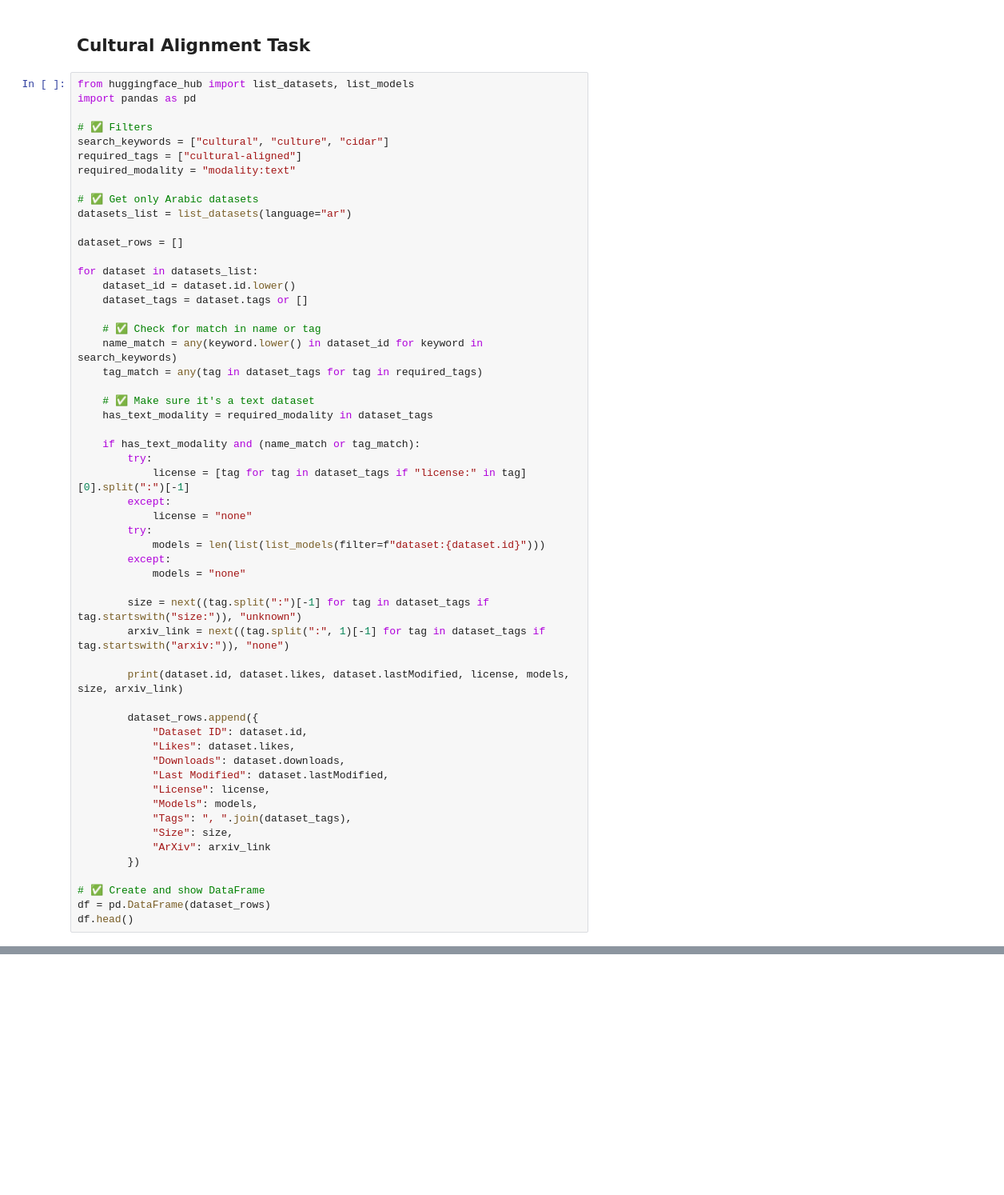
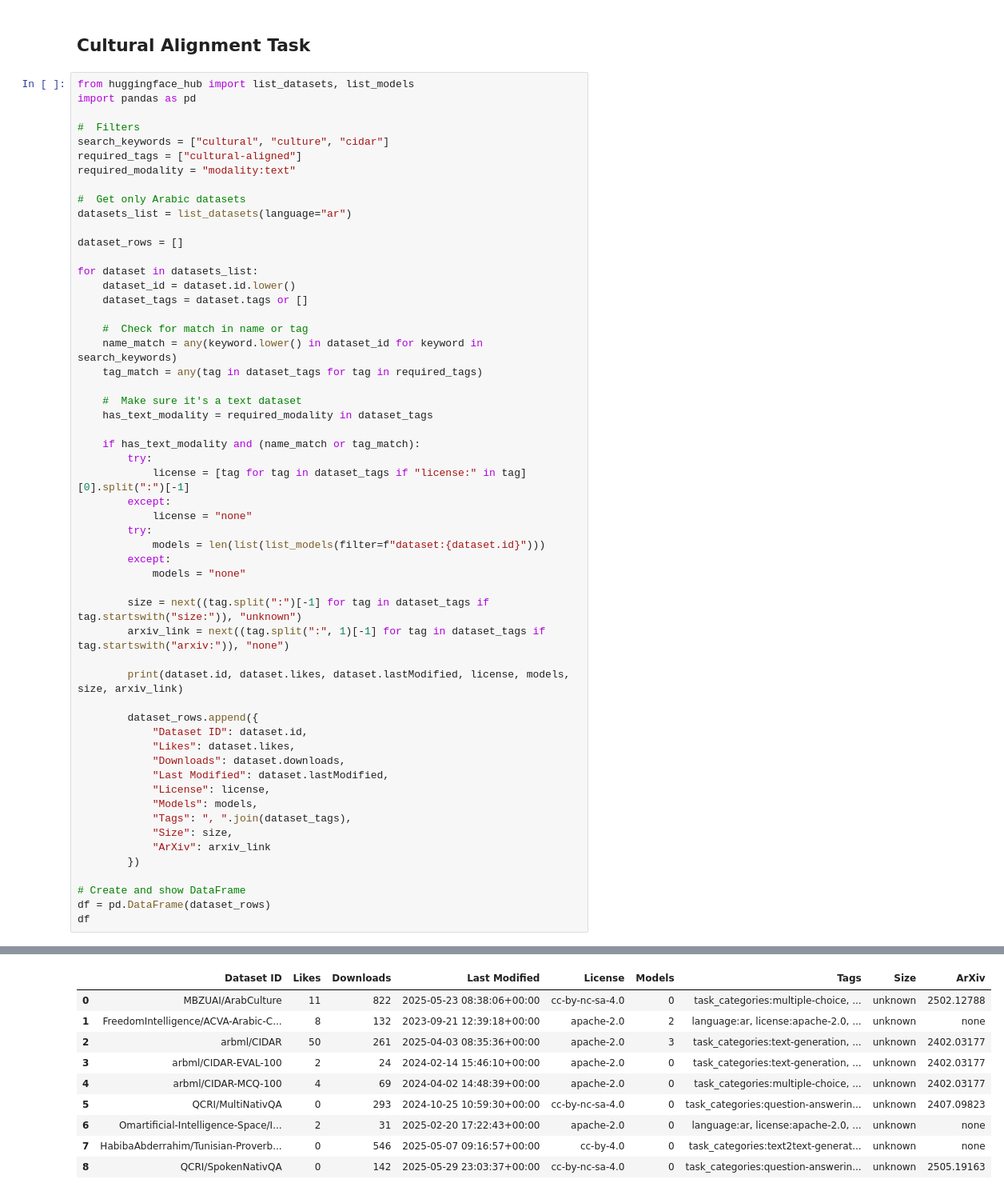
Before and after one commit to NorahAlshahrani/HF-ArabicMetaCollector, a Jupyter notebook: Automatically_Collected_Metadata.ipynb, the cells around one changed output, grey strips where cells are left out. Shown at 80% size. Cells and saved outputs as stored; diff of their text form; blank space fills up the shorter version.

```diff
--- a/Automatically_Collected_Metadata.ipynb
+++ b/Automatically_Collected_Metadata.ipynb
@@ -77,12 +107,12 @@ df['Task'].value_counts()
 from huggingface_hub import list_datasets, list_models
 import pandas as pd
 
-# ✅ Filters
+#  Filters
 search_keywords = ["cultural", "culture", "cidar"]
 required_tags = ["cultural-aligned"]
 required_modality = "modality:text"
 
-# ✅ Get only Arabic datasets
+#  Get only Arabic datasets
 datasets_list = list_datasets(language="ar")
 
 dataset_rows = []
@@ -91,11 +121,11 @@ for dataset in datasets_list:
     dataset_id = dataset.id.lower()
     dataset_tags = dataset.tags or []
 
-    # ✅ Check for match in name or tag
+    #  Check for match in name or tag
     name_match = any(keyword.lower() in dataset_id for keyword in search_keywords)
     tag_match = any(tag in dataset_tags for tag in required_tags)
 
-    # ✅ Make sure it's a text dataset
+    #  Make sure it's a text dataset
     has_text_modality = required_modality in dataset_tags
 
     if has_text_modality and (name_match or tag_match):
@@ -125,6 +155,7 @@ for dataset in datasets_list:
             "ArXiv": arxiv_link
         })
 
-# ✅ Create and show DataFrame
+# Create and show DataFrame
 df = pd.DataFrame(dataset_rows)
-df.head()
+df
+# %% [output]
@@ -131,3 +171,13 @@ df.head()
+|  | Dataset ID | Likes | Downloads | Last Modified | License | Models | Tags | Size | ArXiv |
+| 0 | MBZUAI/ArabCulture | 11 | 822 | 2025-05-23 08:38:06+00:00 | cc-by-nc-sa-4.0 | 0 | task_categories:multiple-choice, ... | unknown | 2502.12788 |
+| 1 | FreedomIntelligence/ACVA-Arabic-C... | 8 | 132 | 2023-09-21 12:39:18+00:00 | apache-2.0 | 2 | language:ar, license:apache-2.0, ... | unknown | none |
+| 2 | arbml/CIDAR | 50 | 261 | 2025-04-03 08:35:36+00:00 | apache-2.0 | 3 | task_categories:text-generation, ... | unknown | 2402.03177 |
+| 3 | arbml/CIDAR-EVAL-100 | 2 | 24 | 2024-02-14 15:46:10+00:00 | apache-2.0 | 0 | task_categories:text-generation, ... | unknown | 2402.03177 |
+| 4 | arbml/CIDAR-MCQ-100 | 4 | 69 | 2024-04-02 14:48:39+00:00 | apache-2.0 | 0 | task_categories:multiple-choice, ... | unknown | 2402.03177 |
+| 5 | QCRI/MultiNativQA | 0 | 293 | 2024-10-25 10:59:30+00:00 | cc-by-nc-sa-4.0 | 0 | task_categories:question-answerin... | unknown | 2407.09823 |
+| 6 | Omartificial-Intelligence-Space/I... | 2 | 31 | 2025-02-20 17:22:43+00:00 | apache-2.0 | 0 | language:ar, license:apache-2.0, ... | unknown | none |
+| 7 | HabibaAbderrahim/Tunisian-Proverb... | 0 | 546 | 2025-05-07 09:16:57+00:00 | cc-by-4.0 | 0 | task_categories:text2text-generat... | unknown | none |
+| 8 | QCRI/SpokenNativQA | 0 | 142 | 2025-05-29 23:03:37+00:00 | cc-by-nc-sa-4.0 | 0 | task_categories:question-answerin... | unknown | 2505.19163 |
 # %% [markdown]
 ## Reasoning & Multi-step Thinking Task
 # %%
```
Also changed, not shown: parts of 11 cells of this notebook.
